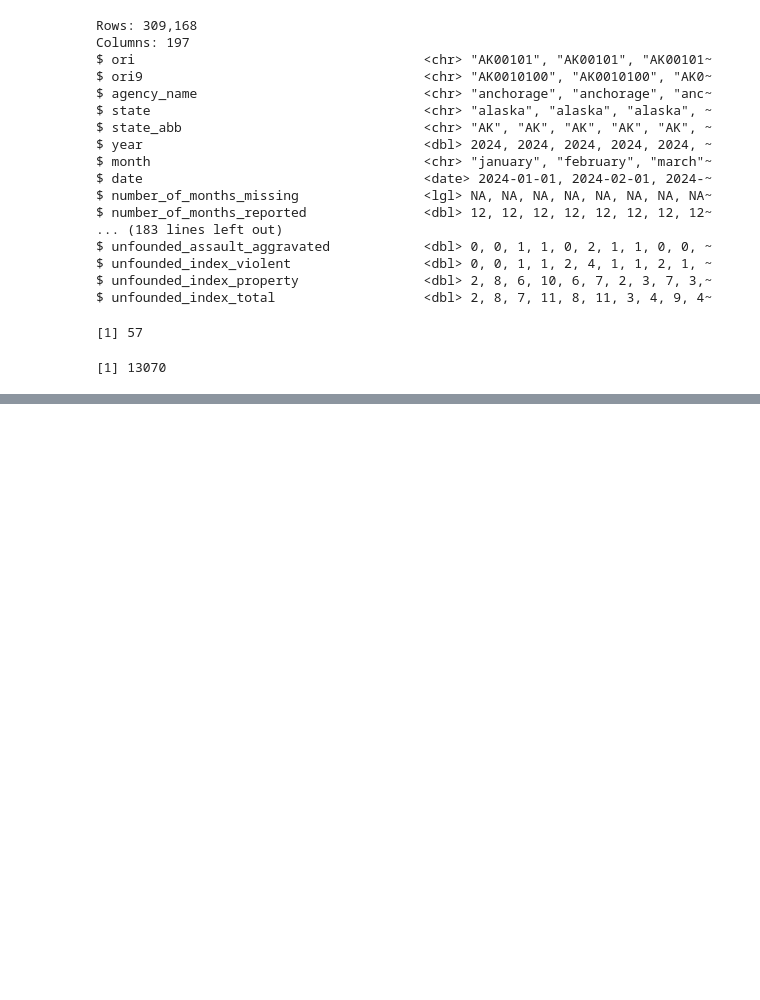
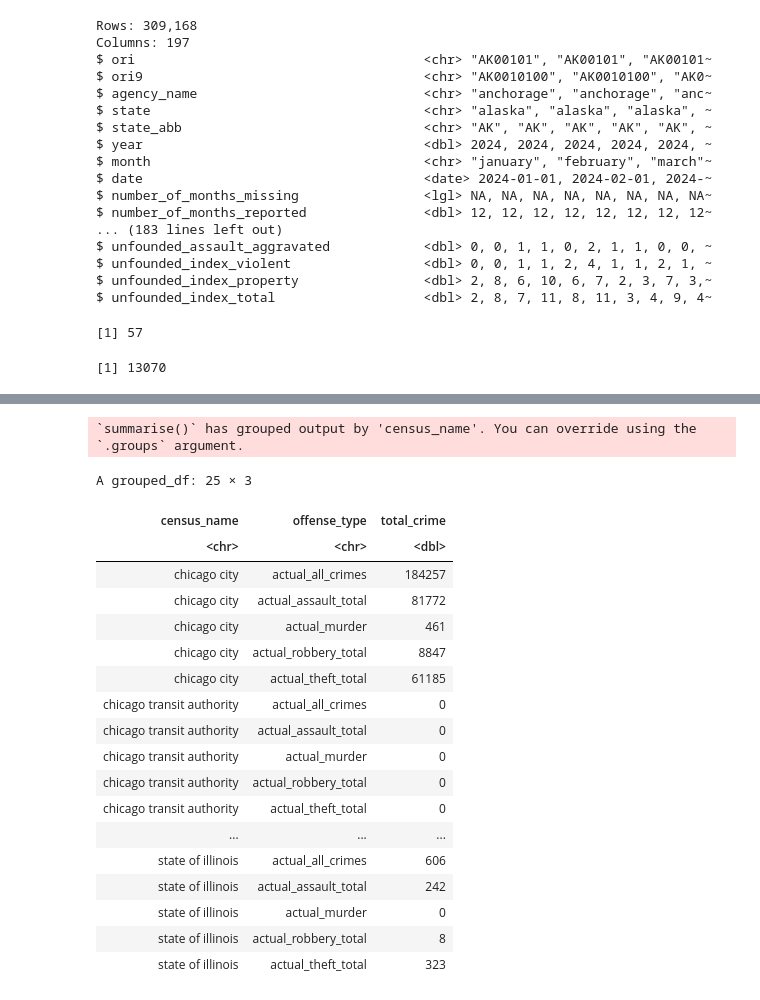
Before and after one commit to NathanPalaiologos/NTL-Crime-FE, a Jupyter notebook: notebooks/crime_data_exploration.ipynb, the cells around one changed output, grey strips where cells are left out. Saved outputs shown, nothing was run; the diff lists cells and outputs as text; code cells hidden in the pictures; blank space fills up the shorter version.

```diff
--- a/notebooks/crime_data_exploration.ipynb
+++ b/notebooks/crime_data_exploration.ipynb
@@ -138,0 +213,31 @@ us
+# %%
+# Get the stat for chicago
+chicago_2024 <- df_2024_trimmed|>
+    filter(address_city == "chicago")|>
+    group_by(census_name, offense_type)|>
+    summarize(total_crime = sum(offense_count))|>
+    filter(offense_type %in% c("actual_all_crimes", "actual_murder", "actual_assault_total", "actual_theft_total", "actual_robbery_total"))
+
+chicago_2024
+# %% [output]
+`summarise()` has grouped output by 'census_name'. You can override using the
+`.groups` argument.
+A grouped_df: 25 × 3
+| census_name | offense_type | total_crime |
+| <chr> | <chr> | <dbl> |
+| chicago city | actual_all_crimes | 184257 |
+| chicago city | actual_assault_total | 81772 |
+| chicago city | actual_murder | 461 |
+| chicago city | actual_robbery_total | 8847 |
+| chicago city | actual_theft_total | 61185 |
+| chicago transit authority | actual_all_crimes | 0 |
+| chicago transit authority | actual_assault_total | 0 |
+| chicago transit authority | actual_murder | 0 |
+| chicago transit authority | actual_robbery_total | 0 |
+| chicago transit authority | actual_theft_total | 0 |
+| ... | ... | ... |
+| state of illinois | actual_all_crimes | 606 |
+| state of illinois | actual_assault_total | 242 |
+| state of illinois | actual_murder | 0 |
+| state of illinois | actual_robbery_total | 8 |
+| state of illinois | actual_theft_total | 323 |
```
Also changed, not shown: parts of 9 cells of this notebook, 8 other files.
